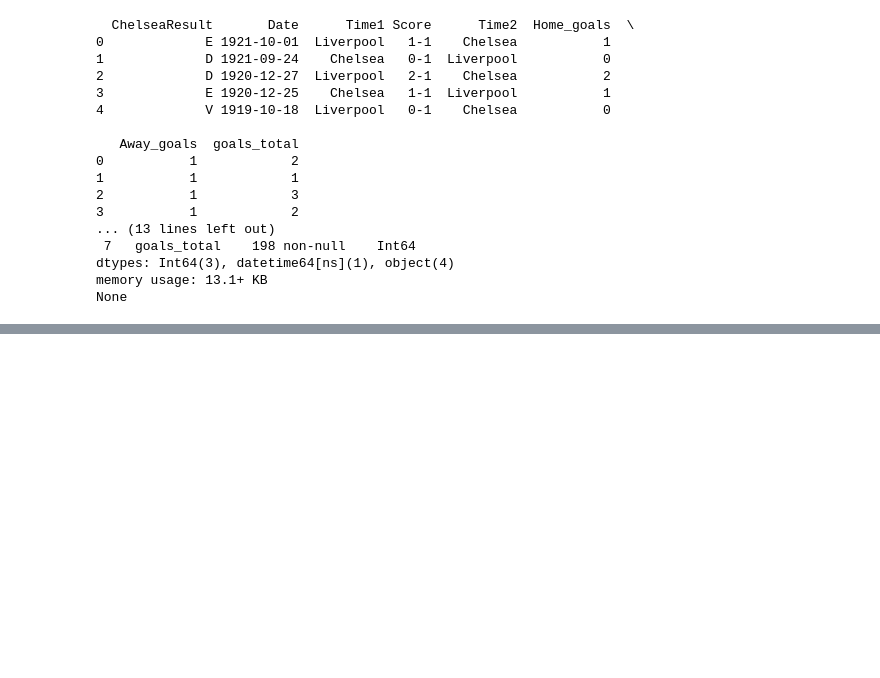
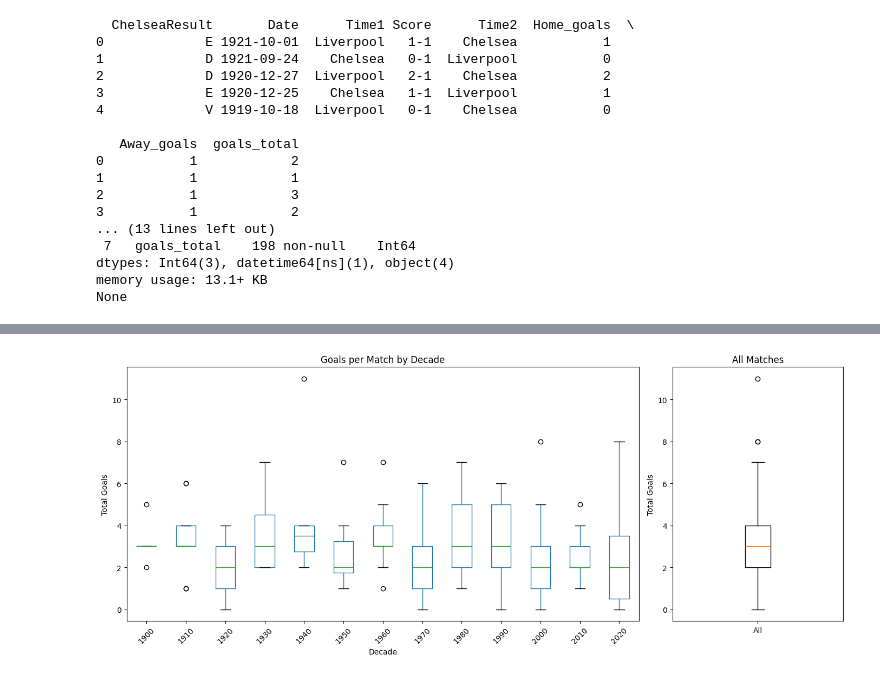
Before and after one commit to OLeandroRodrigues/machine-learning-specialization-andrew-ng, a Jupyter notebook: 01-supervised-ml-regression-classification/notebooks/01_linear_regression.ipynb, the cells around one changed output, grey strips where cells are left out. Cells and saved outputs as stored; diff of their text form; code cells hidden in the pictures; blank space fills up the shorter version.

Commit message:
feat: Add box plot graphs

```diff
--- a/01-supervised-ml-regression-classification/notebooks/01_linear_regression.ipynb
+++ b/01-supervised-ml-regression-classification/notebooks/01_linear_regression.ipynb
@@ -68,6 +68,21 @@ bad_rows = df[df["Date"].isna() | df["Home_goals"].isna() | df["Away_goals"].isn
 if not bad_rows.empty:
     print("\n Problematic rows detected:")
     display(bad_rows.head(10))
+
+# --- Time features (add this right after your loading/cleaning cell) ----------
+# Make sure Date is datetime (safe if you already did)
+df["Date"] = pd.to_datetime(df["Date"], errors="coerce")
+
+# Drop any bad rows (should be none after your cleaning)
+df = df.dropna(subset=["Date", "goals_total"]).copy()
+
+# Year and Decade
+df["Year"] = df["Date"].dt.year.astype(int)
+df["Decade"] = (df["Year"] // 10) * 10
+
+# Ensure decades appear in chronological order on the x-axis
+decade_order = sorted(df["Decade"].unique())
+df["Decade"] = pd.Categorical(df["Decade"], categories=decade_order, ordered=True)
 # %% [output]
   ChelseaResult       Date      Time1 Score      Time2  Home_goals  \
 0             E 1921-10-01  Liverpool   1-1    Chelsea           1
@@ -88,0 +120,25 @@ None
+# %%
+import matplotlib.pyplot as plt
+
+fig, axes = plt.subplots(1, 2, figsize=(14, 6), gridspec_kw={'width_ratios': [3, 1]})
+
+# --- Box plot by Decade (esquerda)
+df.boxplot(column="goals_total", by="Decade", grid=False, ax=axes[0])
+axes[0].set_title("Goals per Match by Decade")
+axes[0].set_xlabel("Decade")
+axes[0].set_ylabel("Total Goals")
+axes[0].tick_params(axis="x", rotation=45)
+
+# --- Box plot global (direita)
+axes[1].boxplot(df["goals_total"].dropna(), vert=True)
+axes[1].set_title("All Matches")
+axes[1].set_xticks([1])
+axes[1].set_xticklabels(["All"])
+axes[1].set_ylabel("Total Goals")
+
+# Remove pandas auto suptitle
+plt.suptitle("")
+plt.tight_layout()
+plt.show()
+# %% [output]
+[figure, added]
```
Also changed, not shown: parts of 2 cells of this notebook.
